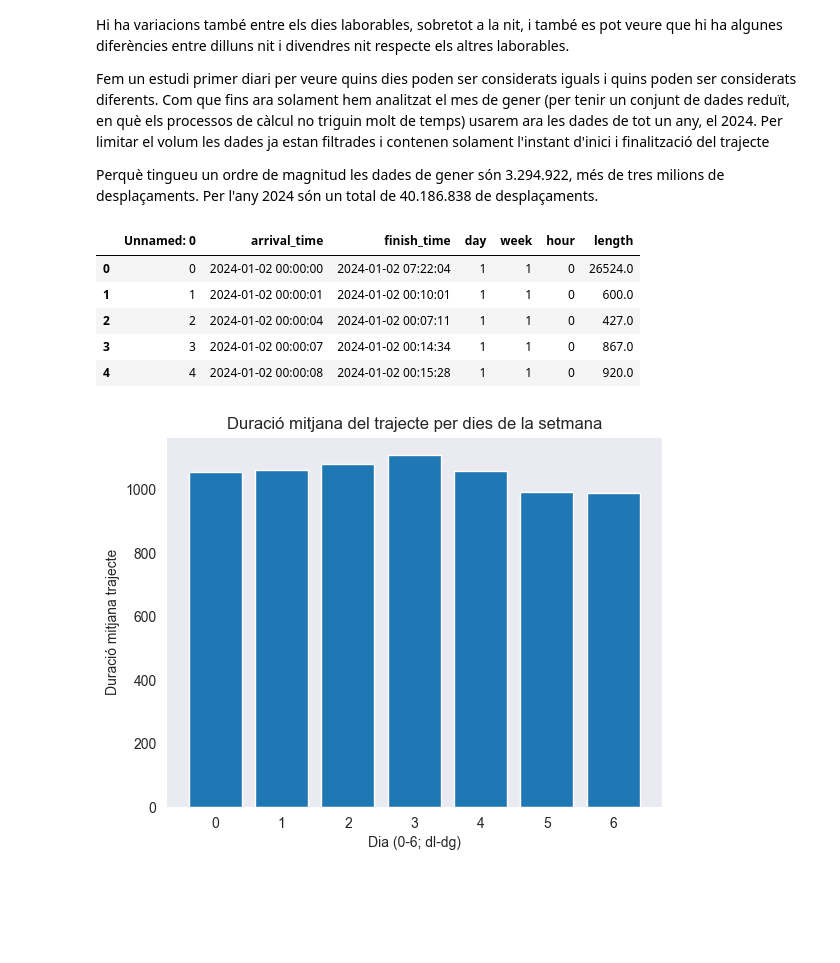
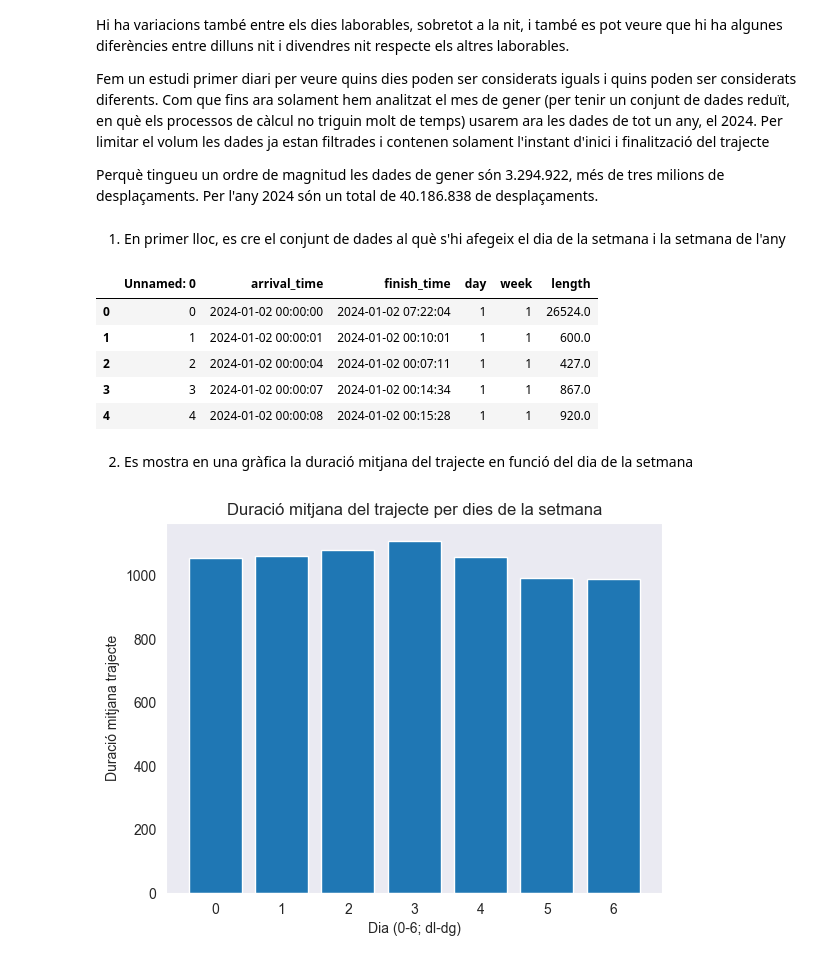
Before and after one commit to JaumeFigueras/simulacio, a Jupyter notebook: estadistica/iid/estacionaritat.ipynb, the cells around one changed output. Saved outputs shown, nothing was run; the diff lists cells and outputs as text; code cells hidden in the pictures; blank space fills up the shorter version.

```diff
--- a/estadistica/iid/estacionaritat.ipynb
+++ b/estadistica/iid/estacionaritat.ipynb
@@ -239,26 +240,31 @@ trajecte
 
 Perquè tingueu un ordre de magnitud les dades de gener són 3.294.922, més de tres milions de desplaçaments. Per l'any 2024 són un total de
 40.186.838 de desplaçaments.
+# %% [markdown]
+1. En primer lloc, es cre el conjunt de dades al què s'hi afegeix el dia de la setmana i la setmana de l'any
 # %%
 # Read the data
 df = pd.read_csv("taxi-nyc-2024.csv")
+# Convert to datetime
 df['arrival_time'] = pd.to_datetime(df['arrival_time'])
 df['finish_time'] = pd.to_datetime(df['finish_time'])
+# Remove inconsistencies
 df = df[~(df['arrival_time'] >= datetime.datetime(2025, 1, 1, 0, 0, 0))]
+# Create Day of the week (0=monday, 6=sunday); Week of the year; Length and the trip duration
 df['day'] = df['arrival_time'].dt.weekday
-# df['year'] = df['arrival_time'].dt.isocalendar().year
 df['week'] = df['arrival_time'].dt.isocalendar().week
-df['hour'] = df['arrival_time'].dt.hour
 df['length'] = (df['finish_time'] - df['arrival_time']).dt.total_seconds()
-# df = df[~(df['year'] >= 2025)]
+# isocalendar function assigns the first week of 2025 = last week of 2024, so 30 and 31 of december 2024 have to be corrected
 df.loc[df.index[-2], 'week'] = df.loc[df.index[-3], 'week'] + 1
 df.loc[df.index[-1], 'week'] = df.loc[df.index[-3], 'week'] + 1
 df.head()
 # %% [output]
-|  | Unnamed: 0 | arrival_time | finish_time | day | week | hour | length |
-| 0 | 0 | 2024-01-02 00:00:00 | 2024-01-02 07:22:04 | 1 | 1 | 0 | 26524.0 |
-| 1 | 1 | 2024-01-02 00:00:01 | 2024-01-02 00:10:01 | 1 | 1 | 0 | 600.0 |
-| 2 | 2 | 2024-01-02 00:00:04 | 2024-01-02 00:07:11 | 1 | 1 | 0 | 427.0 |
-| 3 | 3 | 2024-01-02 00:00:07 | 2024-01-02 00:14:34 | 1 | 1 | 0 | 867.0 |
-| 4 | 4 | 2024-01-02 00:00:08 | 2024-01-02 00:15:28 | 1 | 1 | 0 | 920.0 |
+|  | Unnamed: 0 | arrival_time | finish_time | day | week | length |
+| 0 | 0 | 2024-01-02 00:00:00 | 2024-01-02 07:22:04 | 1 | 1 | 26524.0 |
+| 1 | 1 | 2024-01-02 00:00:01 | 2024-01-02 00:10:01 | 1 | 1 | 600.0 |
+| 2 | 2 | 2024-01-02 00:00:04 | 2024-01-02 00:07:11 | 1 | 1 | 427.0 |
+| 3 | 3 | 2024-01-02 00:00:07 | 2024-01-02 00:14:34 | 1 | 1 | 867.0 |
+| 4 | 4 | 2024-01-02 00:00:08 | 2024-01-02 00:15:28 | 1 | 1 | 920.0 |
+# %% [markdown]
+2. Es mostra en una gràfica la duració mitjana del trajecte en funció del dia de la setmana
 # %%
```
Also changed, not shown: parts of 16 cells of this notebook.
